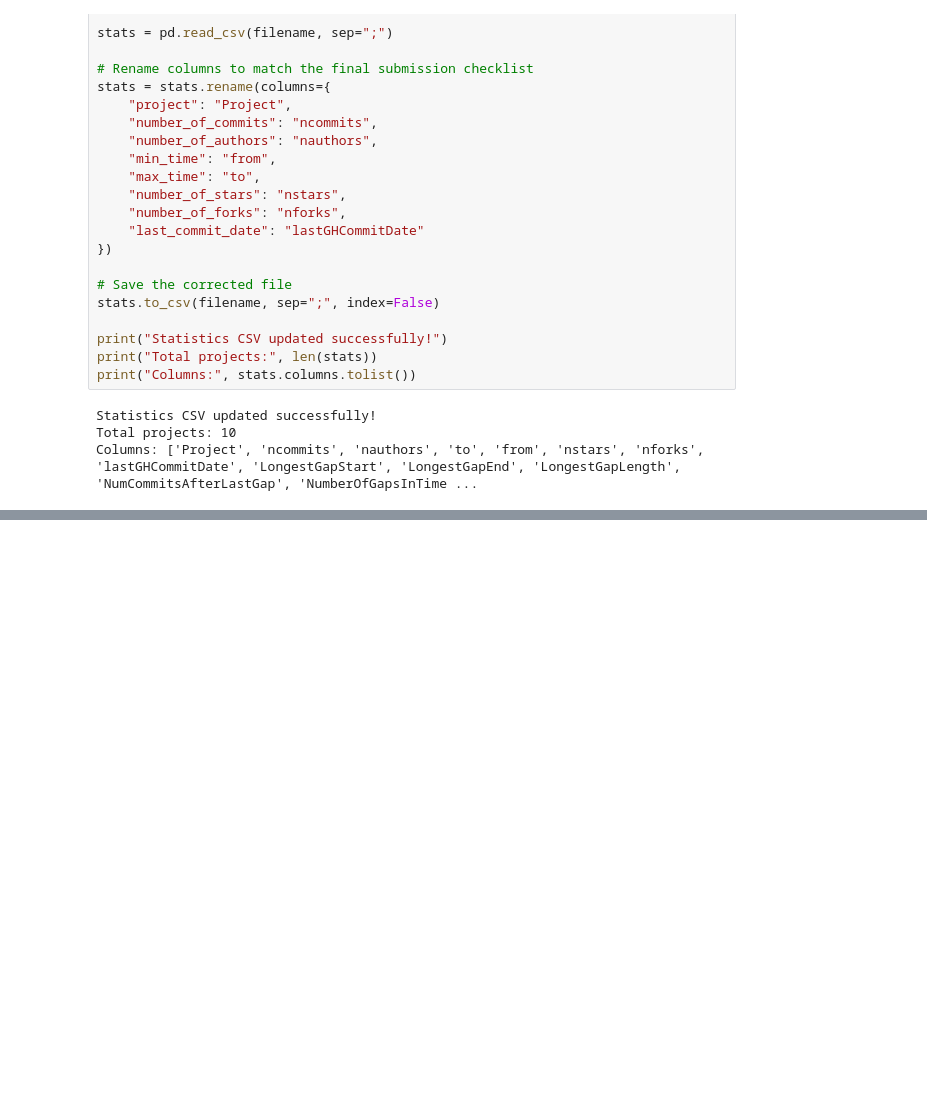
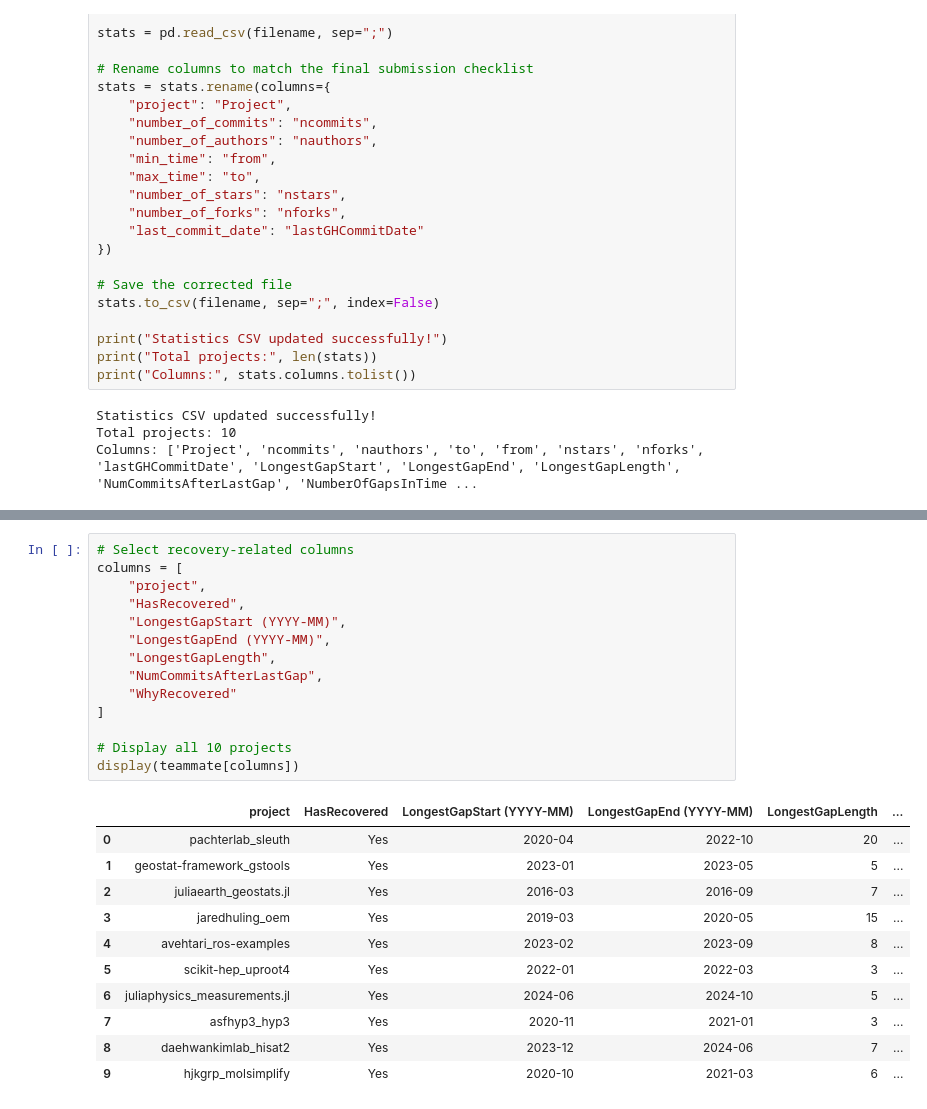
Before and after one commit to Bansari26700/MiniProject2, a Jupyter notebook: bxy539.ipynb, the cells around one changed output, grey strips where cells are left out. Cells and saved outputs as stored; diff of their text form; blank space fills up the shorter version.

```diff
--- a/bxy539.ipynb
+++ b/bxy539.ipynb
@@ -5020,0 +5119,26 @@ Columns: ['Project', 'ncommits', 'nauthors', 'to', 'from', 'nstars', 'nforks', '
+# %%
+# Select recovery-related columns
+columns = [
+    "project",
+    "HasRecovered",
+    "LongestGapStart (YYYY-MM)",
+    "LongestGapEnd (YYYY-MM)",
+    "LongestGapLength",
+    "NumCommitsAfterLastGap",
+    "WhyRecovered"
+]
+
+# Display all 10 projects
+display(teammate[columns])
+# %% [output]
+|  | project | HasRecovered | LongestGapStart (YYYY-MM) | LongestGapEnd (YYYY-MM) | LongestGapLength | ... |
+| 0 | pachterlab_sleuth | Yes | 2020-04 | 2022-10 | 20 | ... |
+| 1 | geostat-framework_gstools | Yes | 2023-01 | 2023-05 | 5 | ... |
+| 2 | juliaearth_geostats.jl | Yes | 2016-03 | 2016-09 | 7 | ... |
+| 3 | jaredhuling_oem | Yes | 2019-03 | 2020-05 | 15 | ... |
+| 4 | avehtari_ros-examples | Yes | 2023-02 | 2023-09 | 8 | ... |
+| 5 | scikit-hep_uproot4 | Yes | 2022-01 | 2022-03 | 3 | ... |
+| 6 | juliaphysics_measurements.jl | Yes | 2024-06 | 2024-10 | 5 | ... |
+| 7 | asfhyp3_hyp3 | Yes | 2020-11 | 2021-01 | 3 | ... |
+| 8 | daehwankimlab_hisat2 | Yes | 2023-12 | 2024-06 | 7 | ... |
+| 9 | hjkgrp_molsimplify | Yes | 2020-10 | 2021-03 | 6 | ... |
```
Also changed, not shown: parts of 131 cells of this notebook, 4 other files.
